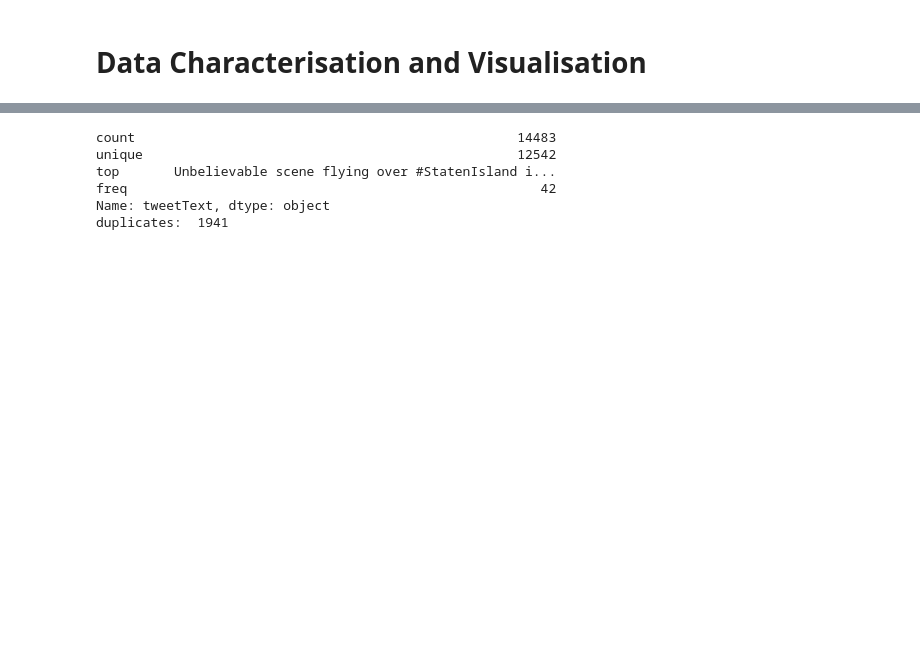
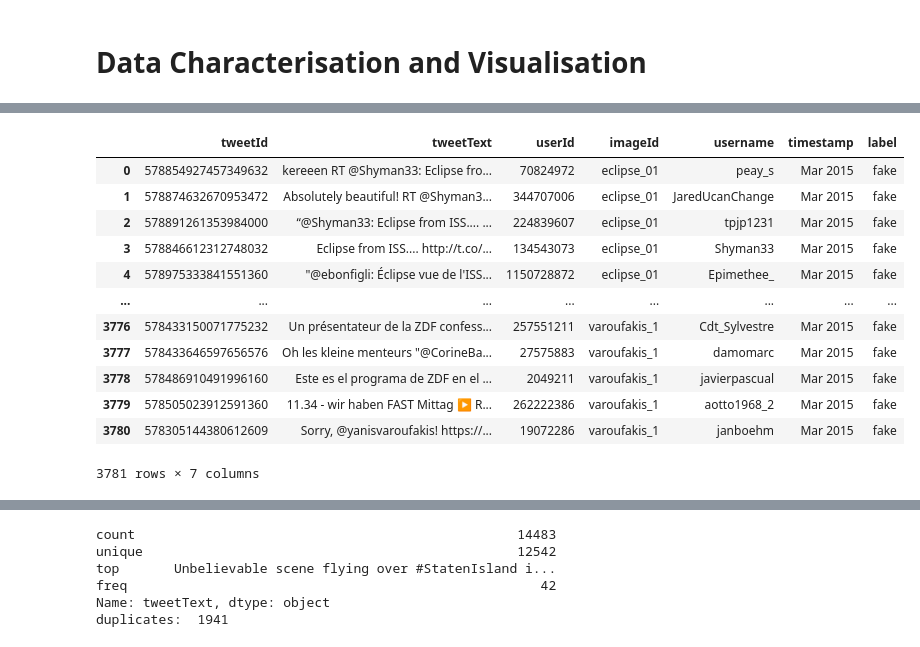
Before and after one commit to tee1g21/Machine-Learning-Technologies-Coursework, a Jupyter notebook: mediaEval.ipynb, the cells around one changed output, grey strips where cells are left out. Drawn from its saved outputs; the diff is of its cells as text; code cells hidden in the pictures; blank space fills up the shorter version.

```diff
--- a/mediaEval.ipynb
+++ b/mediaEval.ipynb
@@ -52,0 +83,17 @@ train_df.head()
+# %%
+#inspect the test set
+display(test_df)
+# %% [output]
+|  | tweetId | tweetText | userId | imageId | username | timestamp | label |
+| 0 | 578854927457349632 | kereeen RT @Shyman33: Eclipse fro... | 70824972 | eclipse_01 | peay_s | Mar 2015 | fake |
+| 1 | 578874632670953472 | Absolutely beautiful! RT @Shyman3... | 344707006 | eclipse_01 | JaredUcanChange | Mar 2015 | fake |
+| 2 | 578891261353984000 | “@Shyman33: Eclipse from ISS.... ... | 224839607 | eclipse_01 | tpjp1231 | Mar 2015 | fake |
+| 3 | 578846612312748032 | Eclipse from ISS.... http://t.co/... | 134543073 | eclipse_01 | Shyman33 | Mar 2015 | fake |
+| 4 | 578975333841551360 | "@ebonfigli: Éclipse vue de l'ISS... | 1150728872 | eclipse_01 | Epimethee_ | Mar 2015 | fake |
+| ... | ... | ... | ... | ... | ... | ... | ... |
+| 3776 | 578433150071775232 | Un présentateur de la ZDF confess... | 257551211 | varoufakis_1 | Cdt_Sylvestre | Mar 2015 | fake |
+| 3777 | 578433646597656576 | Oh les kleine menteurs "@CorineBa... | 27575883 | varoufakis_1 | damomarc | Mar 2015 | fake |
+| 3778 | 578486910491996160 | Este es el programa de ZDF en el ... | 2049211 | varoufakis_1 | javierpascual | Mar 2015 | fake |
+| 3779 | 578505023912591360 | 11.34 - wir haben FAST Mittag ▶ R... | 262222386 | varoufakis_1 | aotto1968_2 | Mar 2015 | fake |
+| 3780 | 578305144380612609 | Sorry, @yanisvaroufakis! https://... | 19072286 | varoufakis_1 | janboehm | Mar 2015 | fake |
+3781 rows × 7 columns
```
Also changed, not shown: parts of 18 cells of this notebook.
